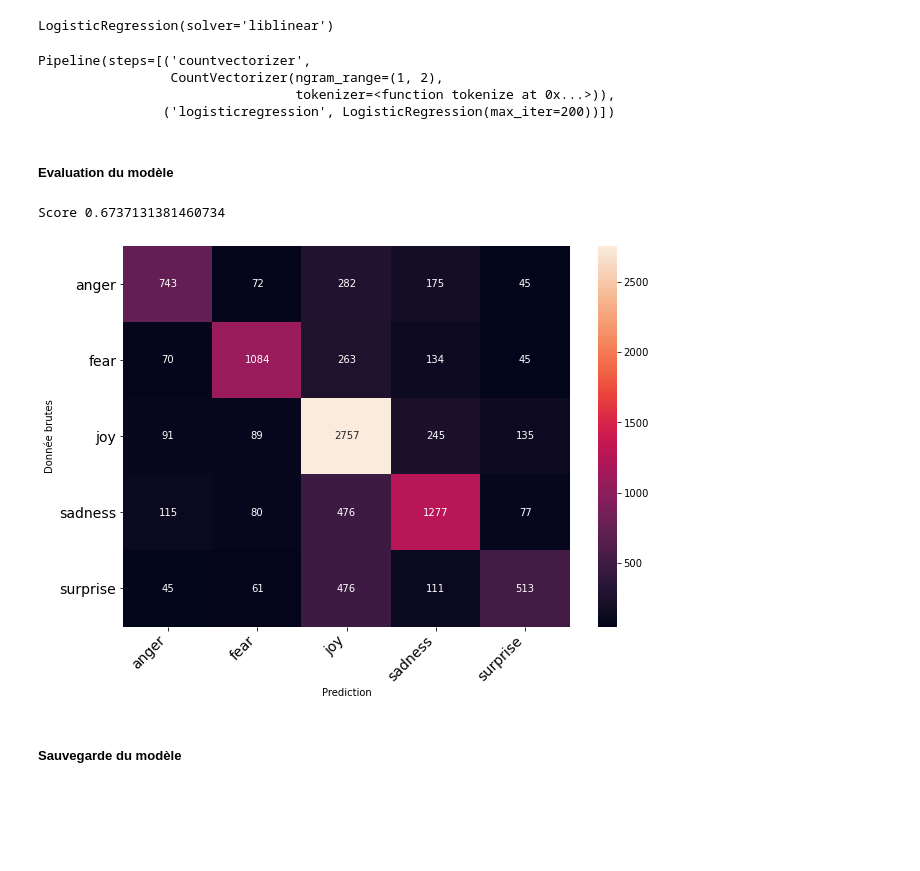
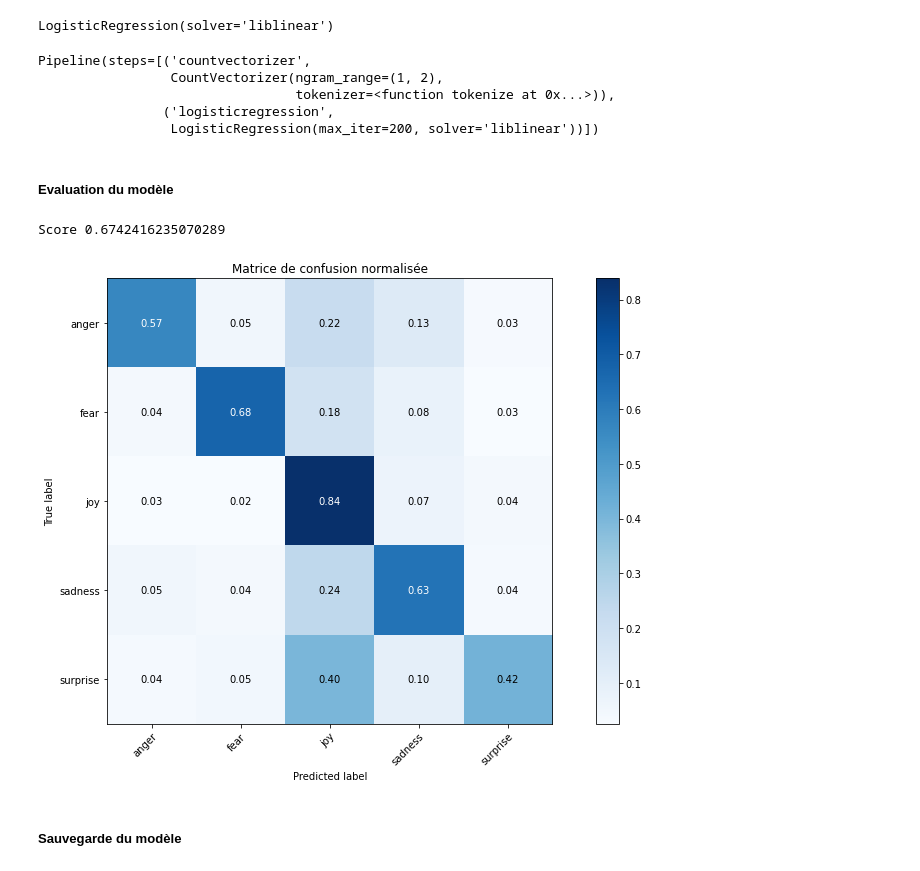
Before and after one commit to kingsene19/streamlit_text_email_classification, a Jupyter notebook: Model.ipynb, the cells around one changed output. Drawn from its saved outputs; the diff is of its cells as text; code cells hidden in the pictures; blank space fills up the shorter version.

```diff
--- a/Model.ipynb
+++ b/Model.ipynb
@@ -311,13 +311,14 @@ clf.best_estimator_
 # %% [output]
 LogisticRegression(solver='liblinear')
 # %%
-model = make_pipeline(vect,LogisticRegression(solver="lbfgs",multi_class="auto",max_iter=200))
+model = make_pipeline(vect,LogisticRegression(solver="liblinear",multi_class="auto",max_iter=200))
 model.fit(x_train, y_train)
 # %% [output]
 Pipeline(steps=[('countvectorizer',
                  CountVectorizer(ngram_range=(1, 2),
                                  tokenizer=<function tokenize at 0x...>)),
-                ('logisticregression', LogisticRegression(max_iter=200))])
+                ('logisticregression',
+                 LogisticRegression(max_iter=200, solver='liblinear'))])
 # %% [markdown]
 ##### Evaluation du modèle
 # %%
@@ -326,4 +327,4 @@ predictions = model.predict(x_test)
 classification_report(y_test, predictions)
 print("Score {}".format(accuracy_score(y_test, predictions)))
 # %% [output]
-Score 0.6737131381460734
+Score 0.6742416235070289
@@ -342,5 +330,0 @@ def print_confusion_matrix(confusion_matrix,class_names,figsize=(10,7),fontsize=
-# %%
-cm = confusion_matrix(y_test,predictions)
-print_confusion_matrix(cm,class_names=model.classes_)
-# %% [output]
-[figure, removed]
@@ -347,3 +383,8 @@ print_confusion_matrix(cm,class_names=model.classes_)
+# %%
+plot_confusion_matrix(y_test, predictions, classes=model.classes_, normalize=True, title='Matrice de confusion normalisée')
+plt.show()
+# %% [output]
+[figure, added]
 # %% [markdown]
 ##### Sauvegarde du modèle
 # %%
```
Also changed, not shown: parts of 5 cells of this notebook, 2 other files.
